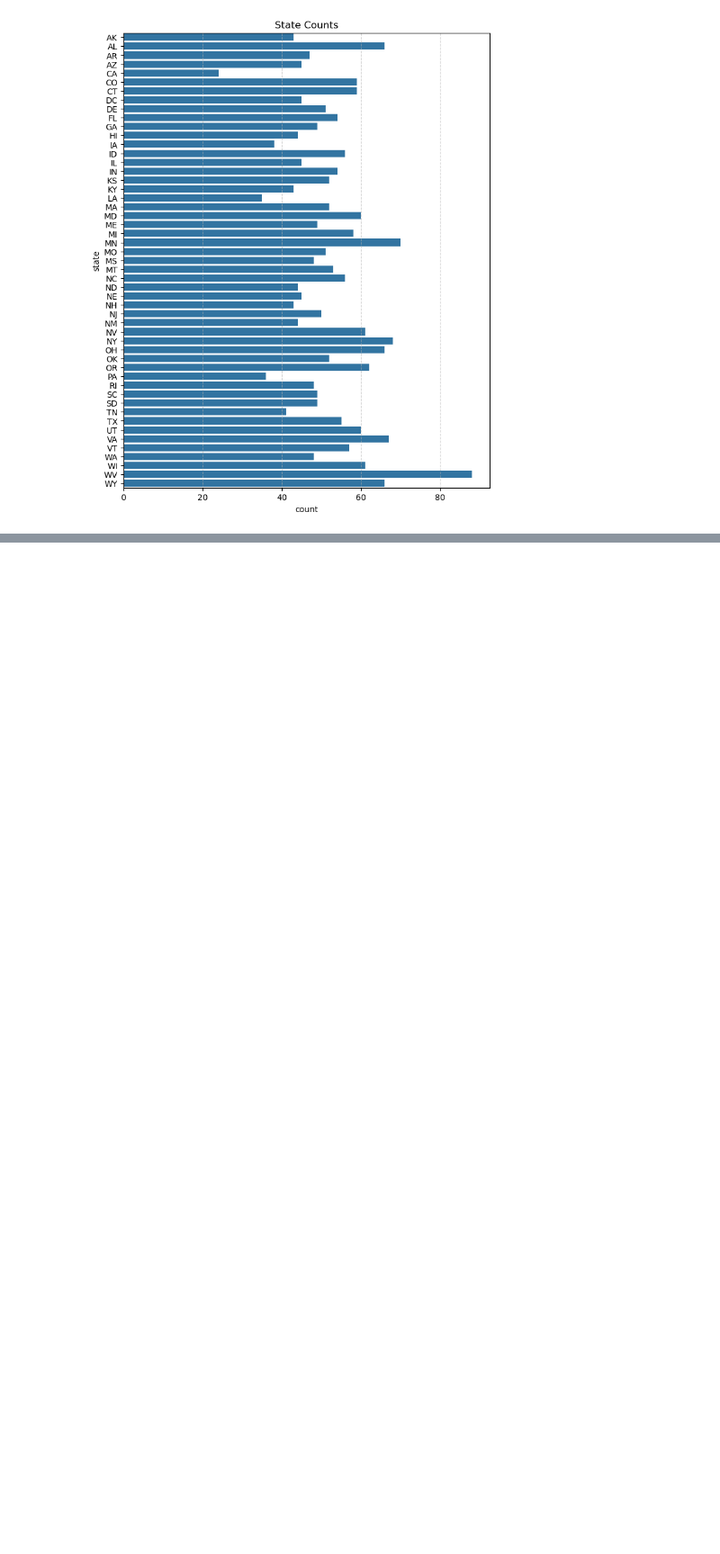
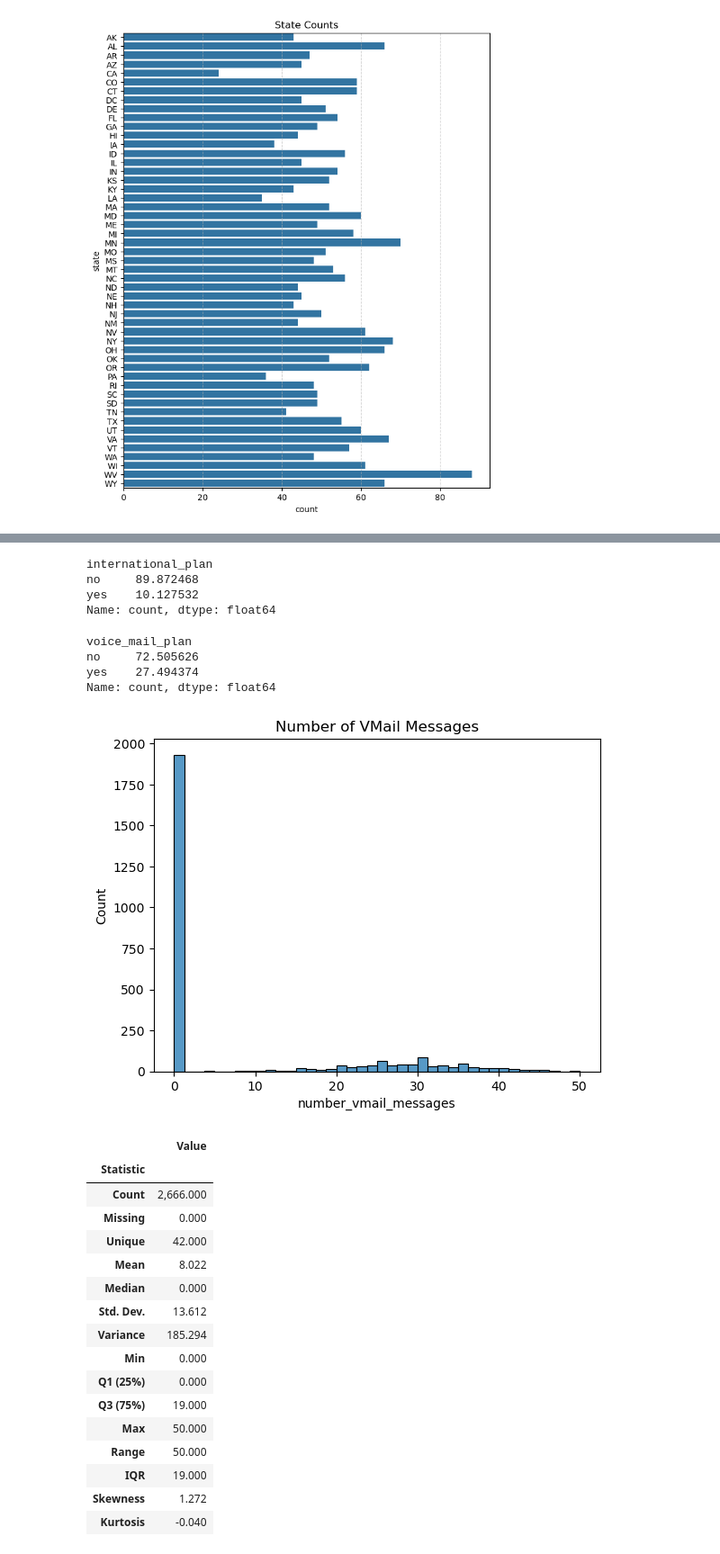
Before and after one commit to Erfan-Taherirani/Data_Science, a Jupyter notebook: Telecom Customer Churn/notebooks/data_understanding.ipynb, the cells around one changed output, grey strips where cells are left out. Shown at 90% size. Saved outputs shown, nothing was run; the diff lists cells and outputs as text; code cells hidden in the pictures; blank space fills up the shorter version.

```diff
--- a/Telecom Customer Churn/notebooks/data_understanding.ipynb
+++ b/Telecom Customer Churn/notebooks/data_understanding.ipynb
@@ -373,0 +140,47 @@ describe_stats(df, "account_length")
+# %%
+df['international_plan'].value_counts() / df.shape[0] * 100
+# %% [output]
+international_plan
+no     89.872468
+yes    10.127532
+Name: count, dtype: float64
+# %%
+df['voice_mail_plan'].value_counts() / df.shape[0] * 100
+# %% [output]
+voice_mail_plan
+no     72.505626
+yes    27.494374
+Name: count, dtype: float64
+# %%
+sns.histplot(
+    data=df,
+    x="number_vmail_messages",
+    bins=40,
+)
+
+plt.title("Number of VMail Messages")
+plt.show()
+
+describe_stats(
+    df=df,
+    feature="number_vmail_messages",
+)
+# %% [output]
+[figure, added]
+|  | Value |
+| Statistic |  |
+| Count | 2,666.000 |
+| Missing | 0.000 |
+| Unique | 42.000 |
+| Mean | 8.022 |
+| Median | 0.000 |
+| Std. Dev. | 13.612 |
+| Variance | 185.294 |
+| Min | 0.000 |
+| Q1 (25%) | 0.000 |
+| Q3 (75%) | 19.000 |
+| Max | 50.000 |
+| Range | 50.000 |
+| IQR | 19.000 |
+| Skewness | 1.272 |
+| Kurtosis | -0.040 |
```
Also changed, not shown: parts of 27 cells of this notebook, 3 other files.
